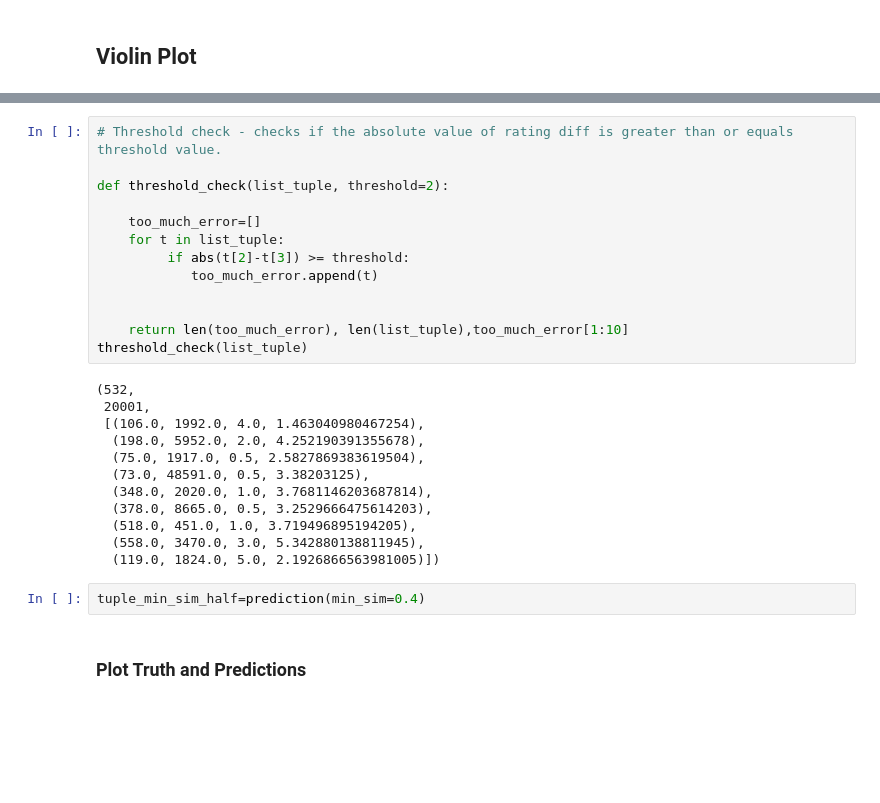
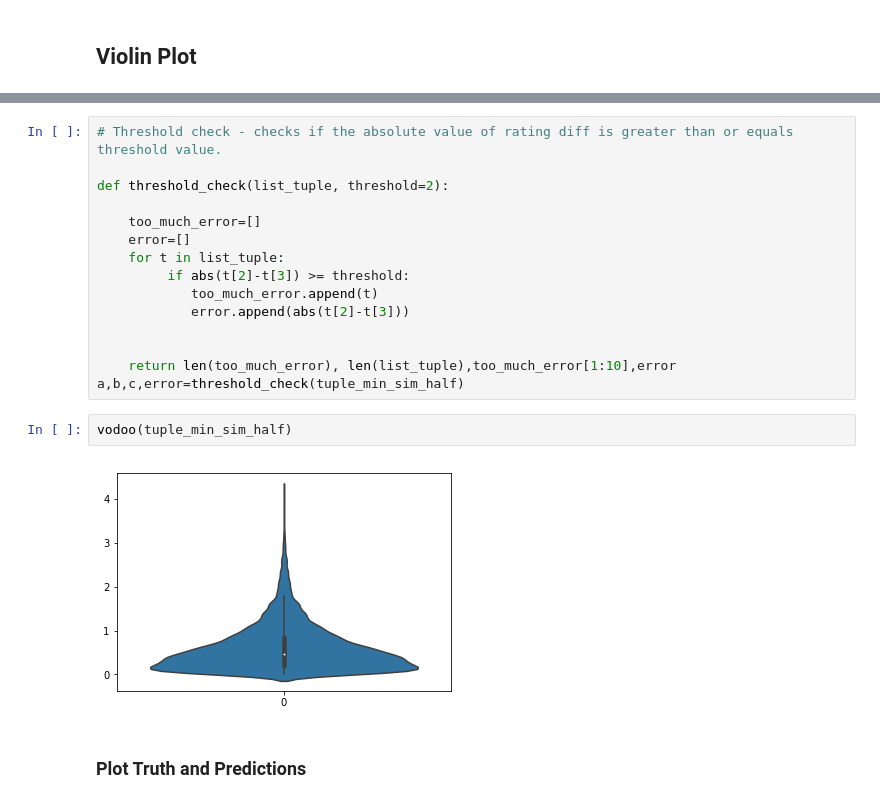
Before and after one commit to Pri12890/CollaborativeFiltering_ClassificationModels, a Jupyter notebook: MovieLens.ipynb, the cells around one changed output, grey strips where cells are left out. Cells and saved outputs as stored; diff of their text form; blank space fills up the shorter version.

```diff
--- a/MovieLens.ipynb
+++ b/MovieLens.ipynb
@@ -389,26 +399,18 @@ vodoo(list_tuple)
 def threshold_check(list_tuple, threshold=2):
 
     too_much_error=[]
+    error=[]
     for t in list_tuple:
          if abs(t[2]-t[3]) >= threshold:
             too_much_error.append(t)
+            error.append(abs(t[2]-t[3]))
 
 
-    return len(too_much_error), len(list_tuple),too_much_error[1:10]
-threshold_check(list_tuple)
+    return len(too_much_error), len(list_tuple),too_much_error[1:10],error
+a,b,c,error=threshold_check(tuple_min_sim_half)
-# %% [output]
-(532,
- 20001,
- [(106.0, 1992.0, 4.0, 1.463040980467254),
-  (198.0, 5952.0, 2.0, 4.252190391355678),
-  (75.0, 1917.0, 0.5, 2.5827869383619504),
-  (73.0, 48591.0, 0.5, 3.38203125),
-  (348.0, 2020.0, 1.0, 3.7681146203687814),
-  (378.0, 8665.0, 0.5, 3.2529666475614203),
-  (518.0, 451.0, 1.0, 3.719496895194205),
-  (558.0, 3470.0, 3.0, 5.342880138811945),
-  (119.0, 1824.0, 5.0, 2.1926866563981005)])
-# %%
-tuple_min_sim_half=prediction(min_sim=0.4)
+# %%
+vodoo(tuple_min_sim_half)
+# %% [output]
+[figure, added]
 # %% [markdown]
 ### Plot Truth and Predictions
```
Also changed, not shown: parts of 20 cells of this notebook.
